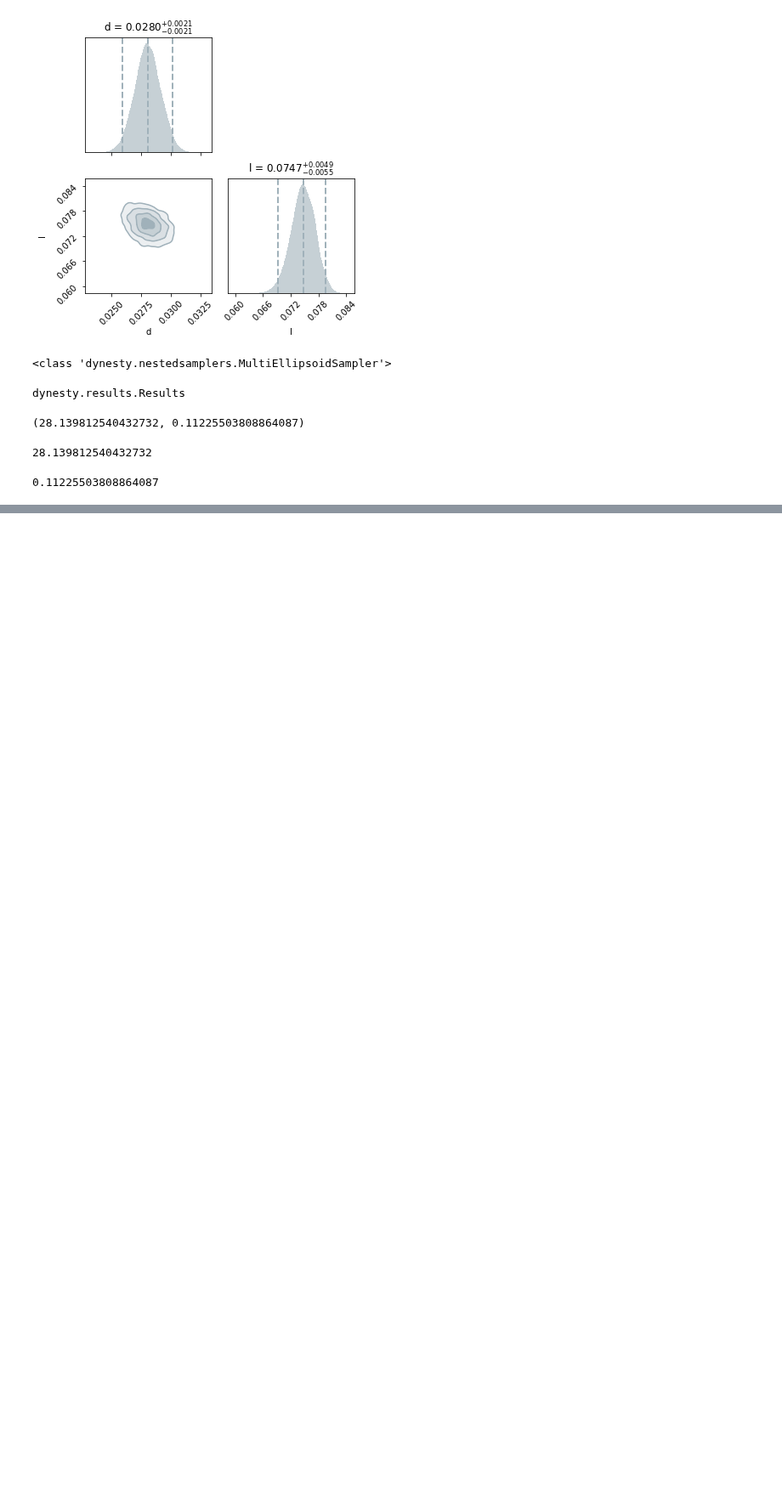
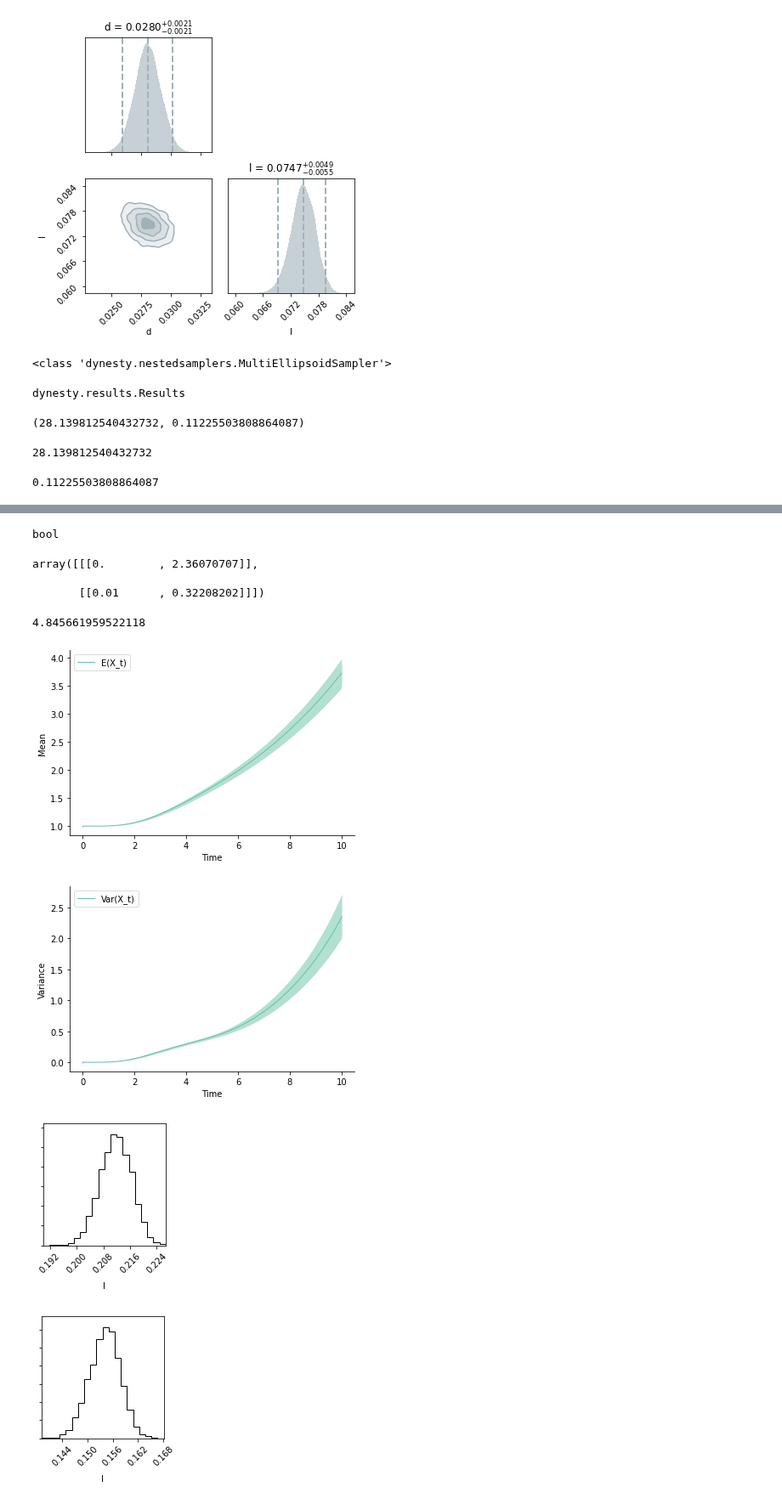
Before and after one commit to mauricelanghinrichs/memocell, a Jupyter notebook: paper/ex_docs_tests.ipynb, the cells around one changed output, grey strips where cells are left out. Shown at 85% size. Drawn from its saved outputs; the diff is of its cells as text; code cells hidden in the pictures; blank space fills up the shorter version.

Commit message:
selection | interface change

```diff
--- a/paper/ex_docs_tests.ipynb
+++ b/paper/ex_docs_tests.ipynb
@@ -498,0 +879,4 @@ est.bay_est_log_evidence_error
+# %%
+type(True)
+# %% [output]
+bool
@@ -498,0 +928,24 @@ est.bay_est_log_evidence_error
+# %%
+data.data_variance
+# %% [output]
+array([[[0.        , 2.36070707]],
+
+       [[0.01      , 0.32208202]]])
+# %%
+# then the inference is started with
+est_res = me.selection.select_models(nets, variables, initial_values, theta_bounds, data)
+# %%
+# est_res[0].bay_est_log_evidence
+est_res[1].bay_est_log_evidence
+# %% [output]
+4.845661959522118
+# %%
+me.plots.est_bestfit_mean_plot(est_res[1])
+me.plots.est_bestfit_variance_plot(est_res[1])
+me.plots.est_corner_plot(est_res[1])
+me.plots.est_corner_plot(est_res[0])
+# %% [output]
+[figure, added]
+[figure, added]
+[figure, added]
+[figure, added]
```
Also changed, not shown: parts of 55 cells of this notebook, 2 other files.
